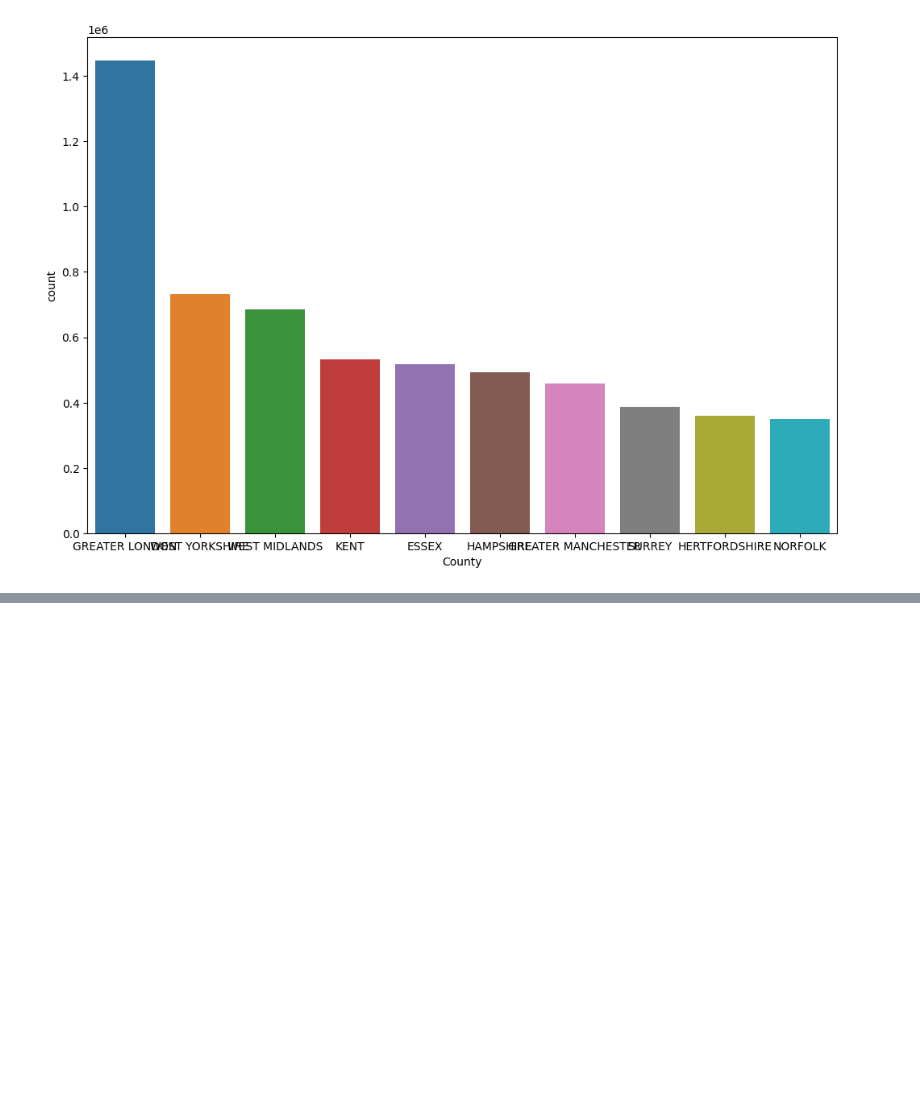
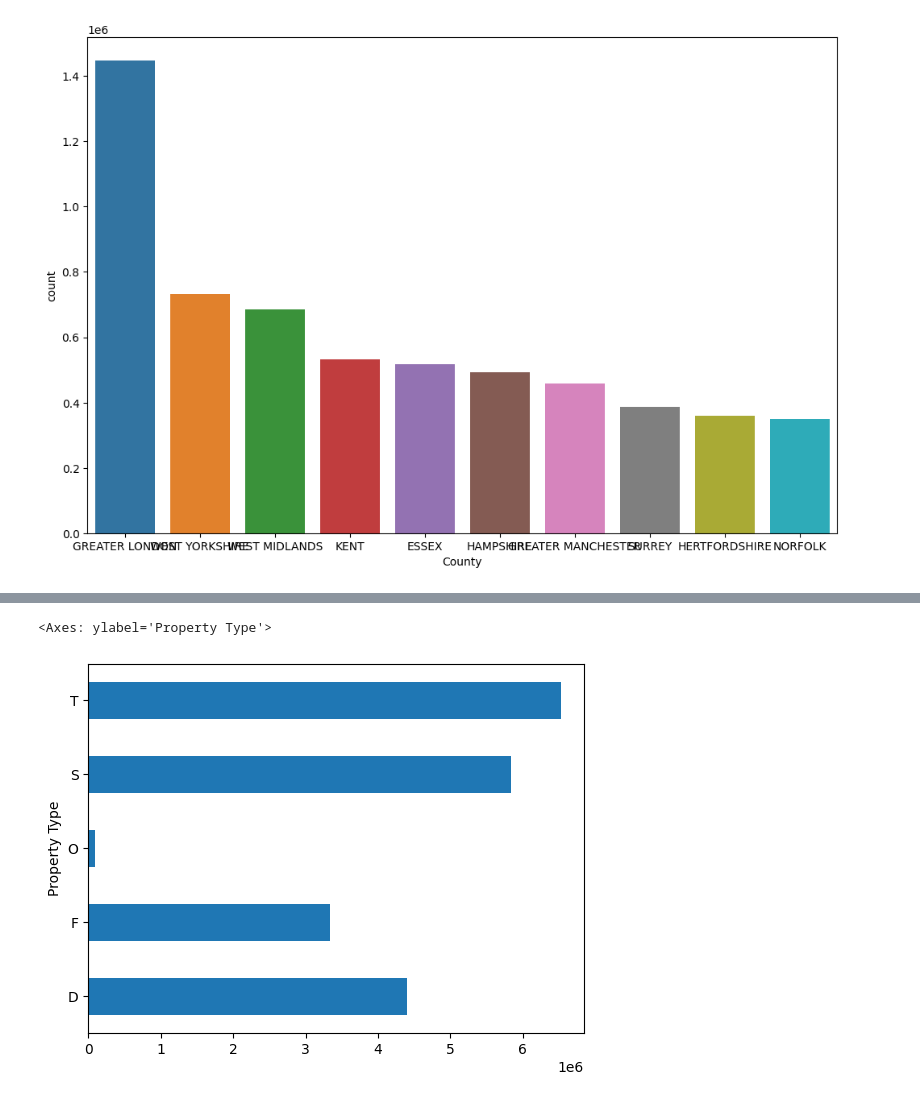
Before and after one commit to Ak-Dan/UK-HOUSES-KAGGLE-DATASET, a Jupyter notebook: house-uk-prices-analysis.ipynb, the cells around one changed output, grey strips where cells are left out. Cells and saved outputs as stored; diff of their text form; code cells hidden in the pictures; blank space fills up the shorter version.

```diff
--- a/house-uk-prices-analysis.ipynb
+++ b/house-uk-prices-analysis.ipynb
@@ -111,0 +107,4 @@ ax = sns.barplot(data = , x = "Town/City", y = "Duration")
+# %%
+#Extracting established residential building
+f_es = house_ukp[house_ukp['Old/New'] =='N']
+f_es
@@ -111,0 +125,6 @@ ax = sns.barplot(data = , x = "Town/City", y = "Duration")
+# %%
+#Visulisation of each Property type that are established residential buildings
+f_es.groupby('Property Type').count()['Old/New'].plot.barh()
+# %% [output]
+<Axes: ylabel='Property Type'>
+[figure, added]
```
Also changed, not shown: parts of 7 cells of this notebook.
